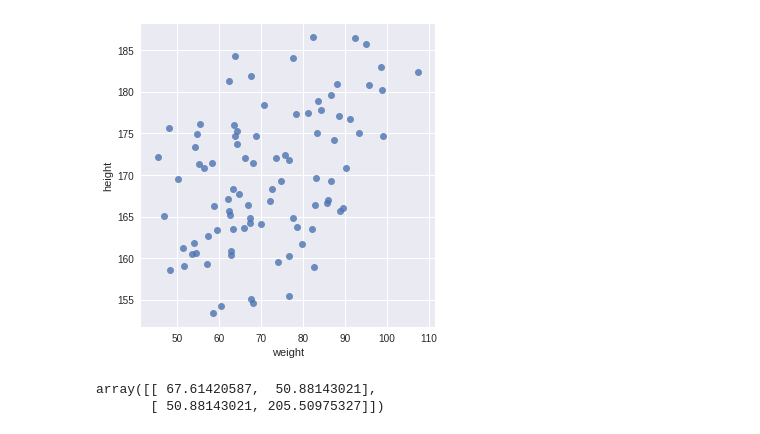
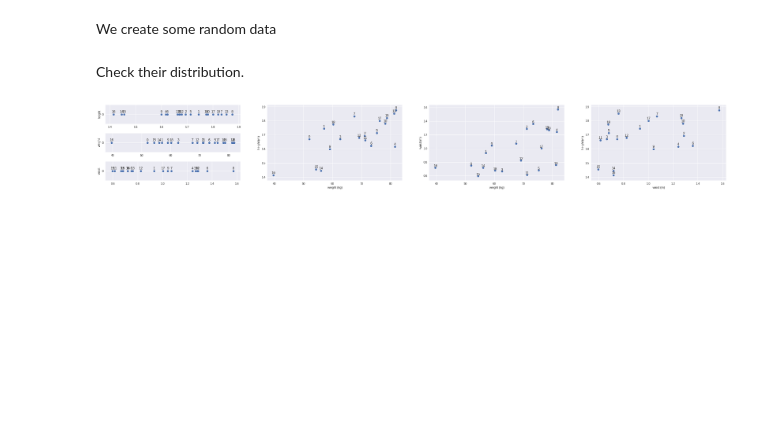
Before and after one commit to aunz/ds, a Jupyter notebook: pca.ipynb, the cells around one changed output. Saved outputs shown, nothing was run; the diff lists cells and outputs as text; code cells hidden in the pictures; blank space fills up the shorter version.

Commit message:
Data & graph

```diff
--- a/pca.ipynb
+++ b/pca.ipynb
@@ -30,10 +13,0 @@ for i in [0, 30, 60]:
-# %%
-_, ax = plt.subplots(1, 2, figsize=(20, 5))
-for i in [0, 30, 60]:
-    for index, data, axlabel in [(0, height, 'height (cm)'), (1, weight, 'weight (kg)')]:
-        _ = sns.distplot(
-            data[i:(i + 30)],
-            kde=True, rug=True,
-            axlabel=axlabel,
-            ax=ax[index]
-        )
@@ -48,9 +14,48 @@ people = pd.DataFrame({ 'height': height, 'weight': weight })
-# %%
-_ = sns.lmplot(x='weight', y='height', data=data, fit_reg=False)
-# %% [output]
-[figure, removed]
-# %%
-np.cov(height, weight)
-# %% [output]
-array([[ 67.61420587,  50.88143021],
-       [ 50.88143021, 205.50975327]])
+# %% [markdown]
+We create some random data
+# %%
+np.random.seed(0)
+height = truncnorm(-1, 1, loc=1.65, scale=0.25).rvs(20) # random height from 1.40 to 1.90 m
+weight = np.random.uniform(30, 20, len(height)) * height ** 2 + np.random.normal(0, 5, len(height))
+waist = np.random.uniform(0.35, 0.85, len(height)) * height
+# %% [markdown]
+Check their distribution.
+# %%
+plt.figure(figsize=(40, 5))
+plt.subplots_adjust(hspace=0.5)
+ax1 = plt.subplot2grid((3, 4), (0, 0))
+ax2 = plt.subplot2grid((3, 4), (1, 0))
+ax3 = plt.subplot2grid((3, 4), (2, 0))
+ax4 = plt.subplot2grid((3, 4), (0, 1), rowspan=3)
+ax5 = plt.subplot2grid((3, 4), (0, 2), rowspan=3)
+ax6 = plt.subplot2grid((3, 4), (0, 3), rowspan=3)
+
+ax1.scatter(height, np.zeros(len(height)))
+ax1.set_ylabel('height')
+ax1.yaxis.set_ticks([0])
+for i, _ in enumerate(height): ax1.annotate(i, (height[i], 0.01), horizontalalignment = 'center')
+ax2.scatter(weight, np.zeros(len(height)))
+ax2.set_ylabel('weight')
+ax2.yaxis.set_ticks([0])
+for i, _ in enumerate(height): ax2.annotate(i, (weight[i], 0.01), horizontalalignment = 'center')
+ax3.scatter(waist, np.zeros(len(height)))
+ax3.set_ylabel('waist')
+ax3.yaxis.set_ticks([0])
+for i, _ in enumerate(height): ax3.annotate(i, (waist[i], 0.01), horizontalalignment = 'center')
+
+ax4.scatter(weight, height)
+ax4.set_xlabel('weight (kg)')
+ax4.set_ylabel('height (m)');
+for i, _ in enumerate(height): ax4.annotate(i, (weight[i], height[i] + 0.01), horizontalalignment = 'center')
+
+ax5.scatter(weight, waist)
+ax5.set_xlabel('weight (kg)')
+ax5.set_ylabel('waist (m)');
+for i, _ in enumerate(height): ax5.annotate(i, (weight[i], waist[i] + 0.01), horizontalalignment = 'center')
+
+ax6.scatter(waist, height)
+ax6.set_xlabel('waist (m)')
+ax6.set_ylabel('height (m)');
+for i, _ in enumerate(height): ax6.annotate(i, (waist[i], height[i] + 0.01), horizontalalignment = 'center')
+# %% [output]
+[figure, added]
```
Also changed, not shown: parts of 20 cells of this notebook.
